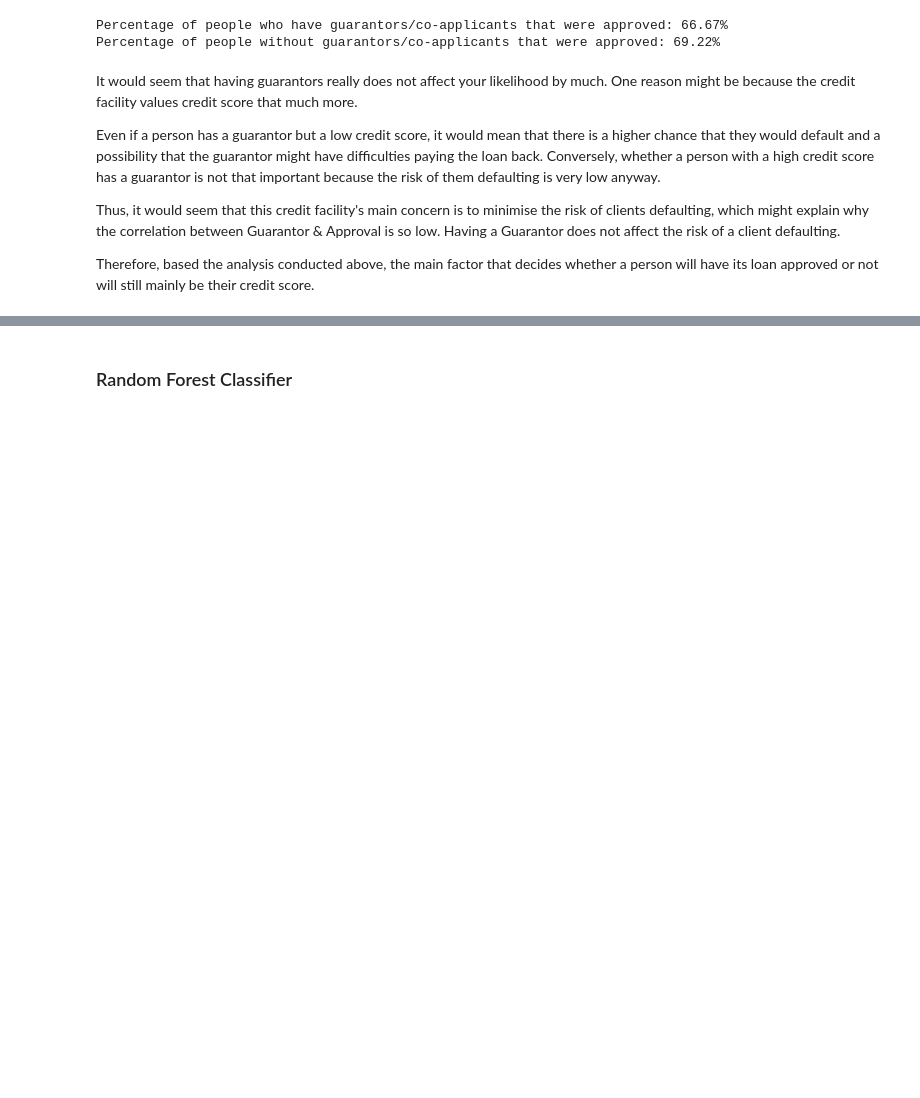
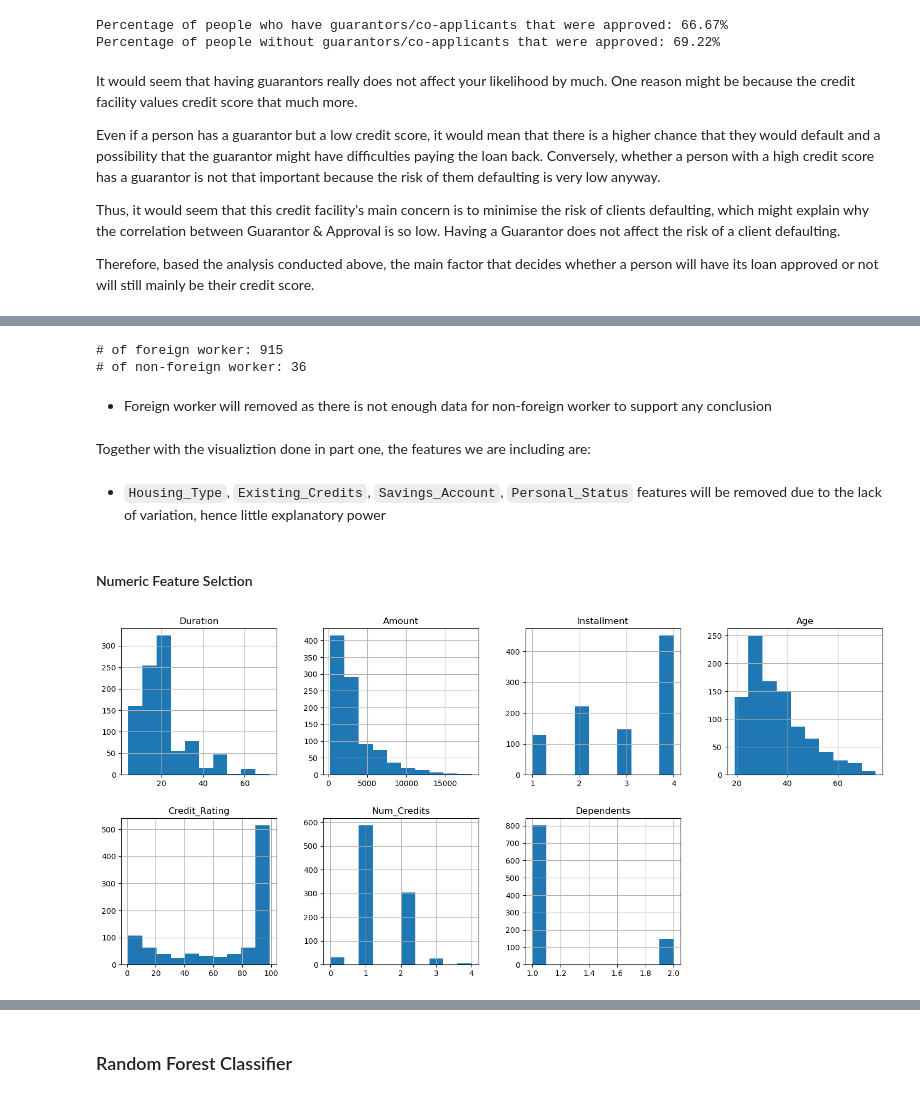
Before and after one commit to Bk49/CS105-Project, a Jupyter notebook: CS105 Project Submission (Final) 2023.ipynb, the cells around one changed output, grey strips where cells are left out. Drawn from its saved outputs; the diff is of its cells as text; code cells hidden in the pictures; blank space fills up the shorter version.

Commit message:
part 2.2 revamp & 2.3 model metric and selection completed

```diff
--- a/CS105 Project Submission (Final) 2023.ipynb
+++ b/CS105 Project Submission (Final) 2023.ipynb
@@ -1594,0 +1562,13 @@ We will **not** be using Naive Bayes since we feel that our features are not ind
+# %%
+num_foreign = df[df['Foreign_Worker'] == "1"].shape[0]
+num_nonforeign = df[df['Foreign_Worker'] == "2"].shape[0]
+
+print(f"# of foreign worker: {num_foreign}")
+print(f"# of non-foreign worker: {num_nonforeign}")
+# %% [output]
+# of foreign worker: 915
+# of non-foreign worker: 36
+# %% [markdown]
+- Foreign worker will removed as there is not enough data for non-foreign worker to support any conclusion
+# %% [markdown]
+Together with the visualiztion done in part one, the features we are including are: </br>
@@ -1594,0 +1577,10 @@ We will **not** be using Naive Bayes since we feel that our features are not ind
+# %% [markdown]
+- `Housing_Type`, `Existing_Credits`, `Savings_Account`, `Personal_Status` features will be removed due to the lack of variation, hence little explanatory power
+# %% [markdown]
+#### Numeric Feature Selction
+# %%
+df_numeric.hist(layout=(2,4), figsize=(18,8))
+
+plt.show()
+# %% [output]
+[figure, added]
```
Also changed, not shown: parts of 113 cells of this notebook.
